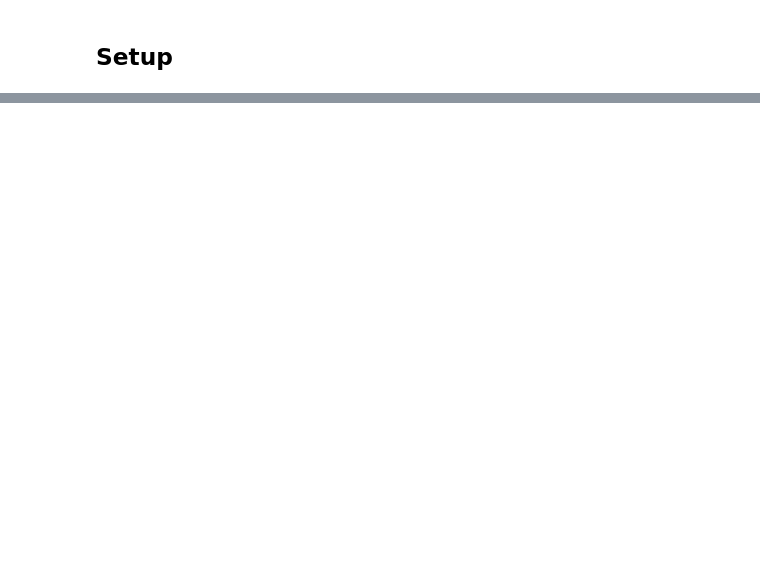
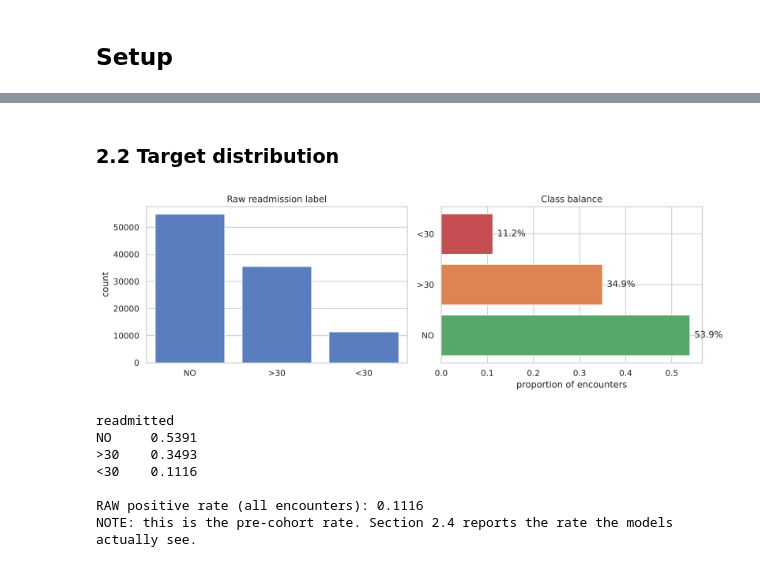
Before and after one commit to omkar1117/uc-ind-rp2-grp-5, a Jupyter notebook: Deliverable2_Readmission.ipynb, the cells around one changed output, grey strips where cells are left out. Saved outputs shown, nothing was run; the diff lists cells and outputs as text; code cells hidden in the pictures; blank space fills up the shorter version.

```diff
--- a/Deliverable2_Readmission.ipynb
+++ b/Deliverable2_Readmission.ipynb
@@ -121,0 +149,31 @@ df['A1Cresult'].value_counts()
+# %% [markdown]
+### 2.2 Target distribution
+# %%
+RAW_RATE = (df['readmitted'] == '<30').mean()
+
+fig, ax = plt.subplots(1, 2, figsize=(12, 4))
+order = ['NO', '>30', '<30']
+
+sns.countplot(data=df, x='readmitted', order=order, ax=ax[0])
+ax[0].set_title('Raw readmission label'); ax[0].set_xlabel('')
+
+share = df['readmitted'].value_counts(normalize=True).reindex(order)
+ax[1].barh(order, share.values, color=['#55A868', '#DD8452', '#C44E52'])
+ax[1].set_title('Class balance'); ax[1].set_xlabel('proportion of encounters')
+for i, v in enumerate(share.values):
+    ax[1].text(v + .01, i, f'{v:.1%}', va='center')
+
+plt.tight_layout(); plt.show()
+
+print(df['readmitted'].value_counts(normalize=True).round(4).to_string())
+print(f'\nRAW positive rate (all encounters): {RAW_RATE:.4f}')
+print('NOTE: this is the pre-cohort rate. Section 2.4 reports the rate the models actually see.')
+# %% [output]
+[figure, added]
+readmitted
+NO     0.5391
+>30    0.3493
+<30    0.1116
+
+RAW positive rate (all encounters): 0.1116
+NOTE: this is the pre-cohort rate. Section 2.4 reports the rate the models actually see.
```
Also changed, not shown: parts of 78 cells of this notebook, 1 other file.
